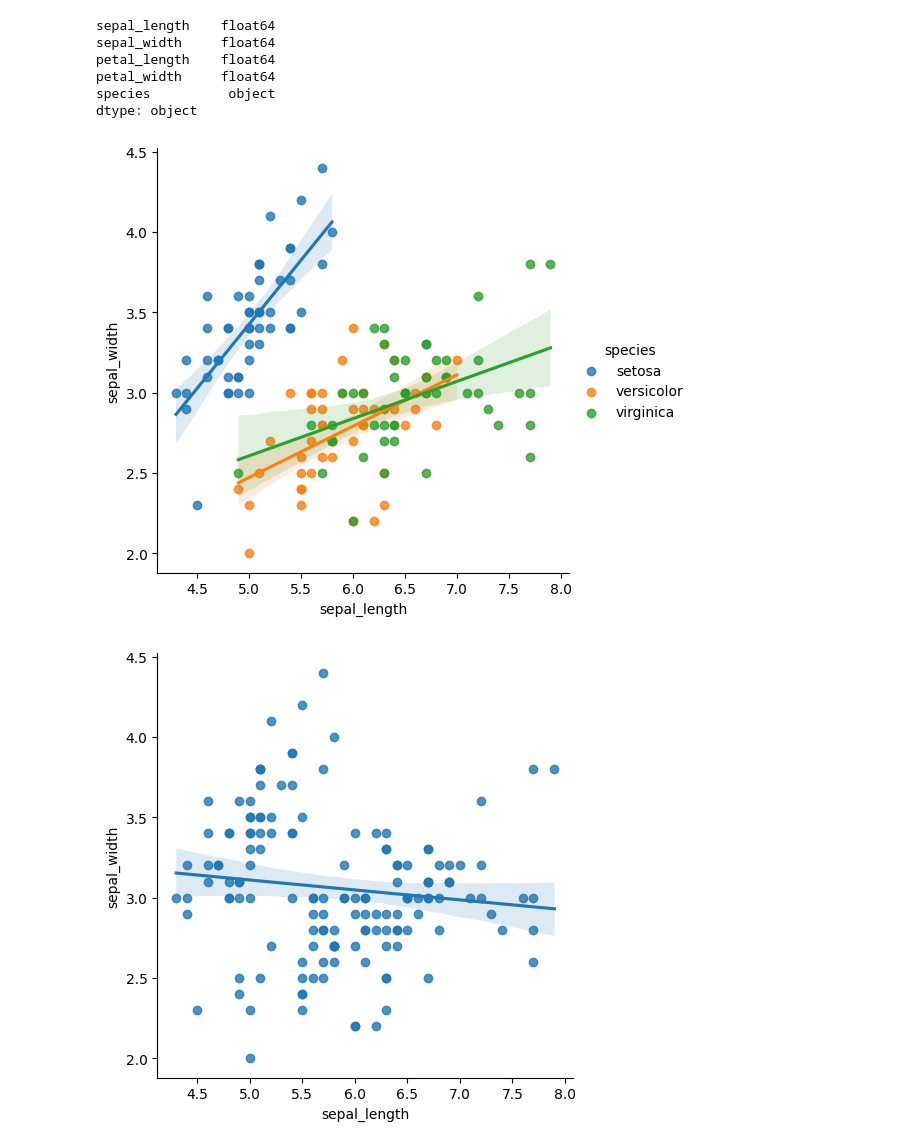
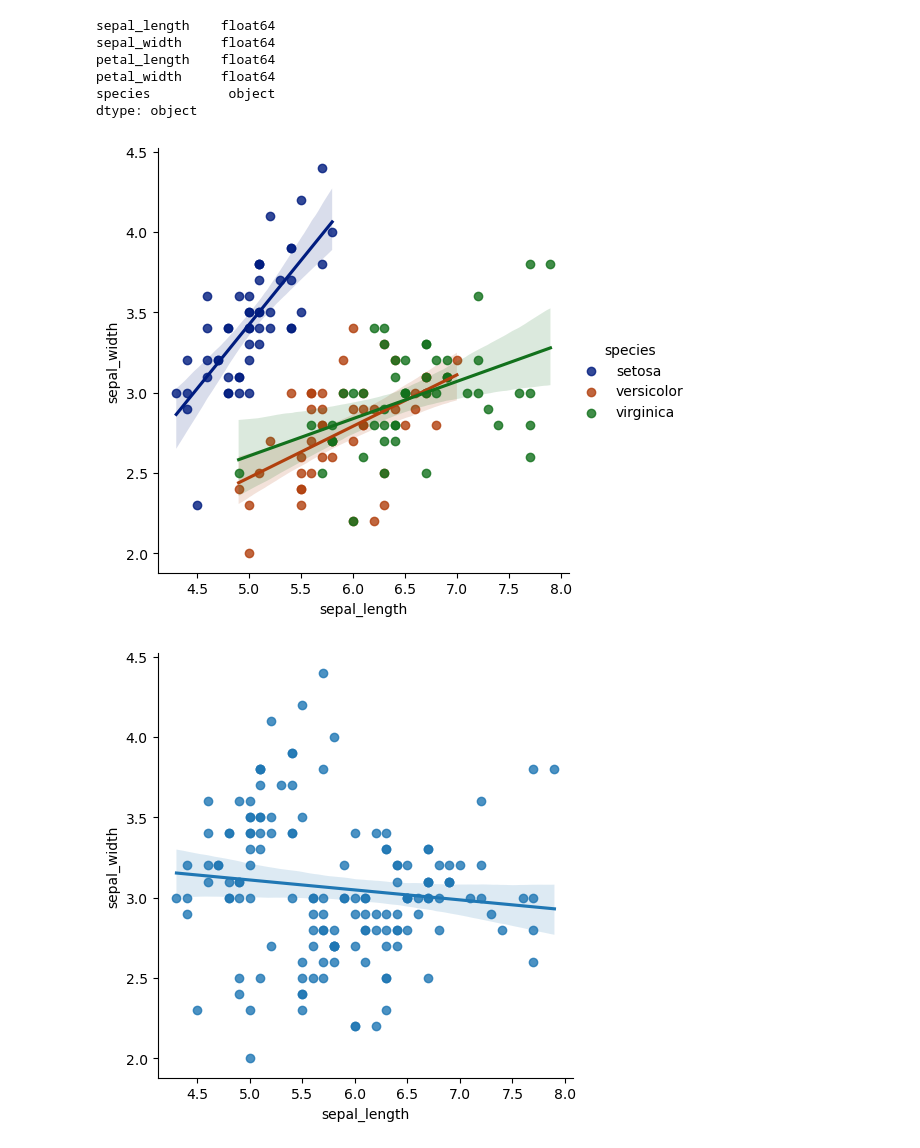
Before and after one commit to MachukaJoy/datavisualization_week2, a Jupyter notebook: week2_assignment.ipynb, the cells around one changed output. Cells and saved outputs as stored; diff of their text form; code cells hidden in the pictures.

```diff
--- a/week2_assignment.ipynb
+++ b/week2_assignment.ipynb
@@ -14,8 +14,8 @@ import matplotlib.pyplot as plt
 import re
 # %%
 # load the iris dataset
-df = pd.read_csv('https://raw.githubusercontent.com/mwaskom/seaborn-data/master/iris.csv')
-df.head()
+dfiris = pd.read_csv('https://raw.githubusercontent.com/mwaskom/seaborn-data/master/iris.csv')
+dfiris.head()
 # %% [output]
 |  | sepal_length | sepal_width | petal_length | petal_width | species |
 | 0 | 5.1 | 3.5 | 1.4 | 0.2 | setosa |
@@ -41,10 +41,10 @@ petal_width     float64
 species          object
 dtype: object
 # %%
-# plot scatter plot with regression lines one for each group of species separately
-sns.lmplot(data=df, x='sepal_length', y='sepal_width', hue='species')
+# plot scatter plot with regression lines one for each group of species deep
+sns.lmplot(data=dfiris, x='sepal_length', y='sepal_width', hue='species', palette='dark')
 plt.show()
 # %% [output]
-[figure, old version]
+[figure, new version]
 # %%
 # plotting a scatter plot with one regression line overal regardless of the species group
```
Also changed, not shown: parts of 36 cells of this notebook.
